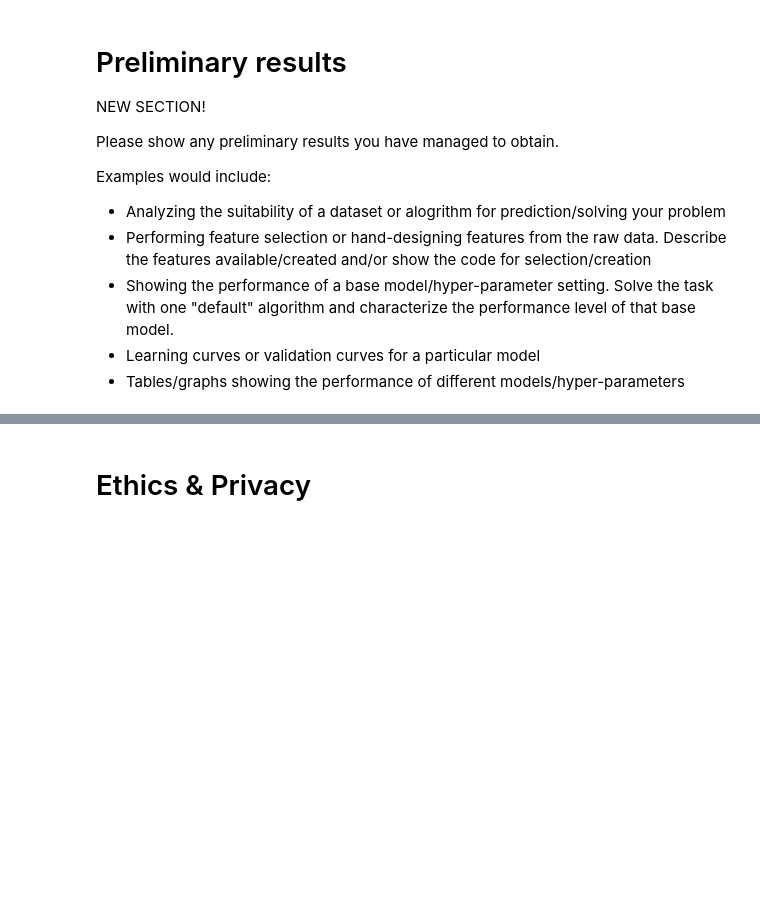
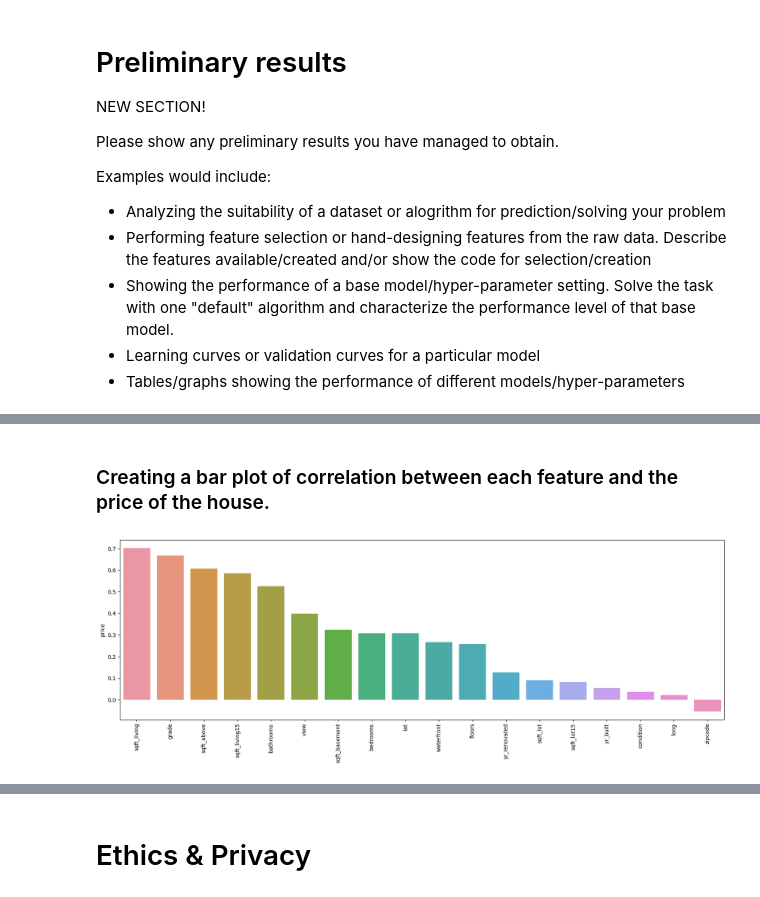
Before and after one commit to COGS118A/Group020-SP23, a Jupyter notebook: Checkpoint_Group020-SP23.ipynb, the cells around one changed output, grey strips where cells are left out. Saved outputs shown, nothing was run; the diff lists cells and outputs as text; code cells hidden in the pictures; blank space fills up the shorter version.

```diff
--- a/Checkpoint_Group020-SP23.ipynb
+++ b/Checkpoint_Group020-SP23.ipynb
@@ -72,0 +205,10 @@ Examples would include:
+# %% [markdown]
+### Creating a bar plot of correlation between each feature and the price of the house.
+# %%
+plt.figure(figsize=(20,6))
+correlation_values = df.corr()['price'].sort_values(ascending=False).drop('price')
+sns.barplot(x=correlation_values.index, y=correlation_values)
+plt.xticks(rotation=90)
+plt.show()
+# %% [output]
+[figure, added]
```
Also changed, not shown: parts of 18 cells of this notebook.
